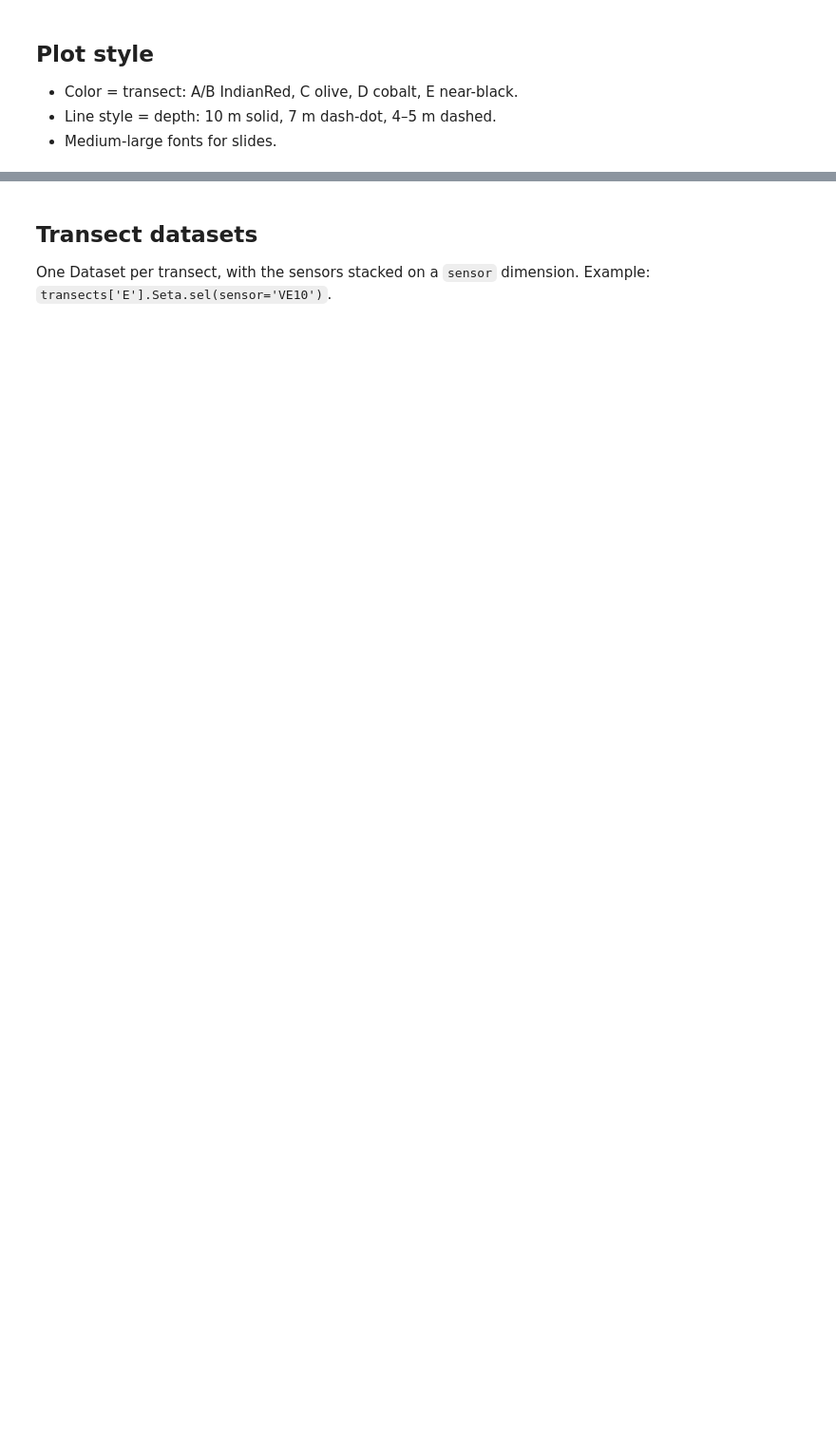
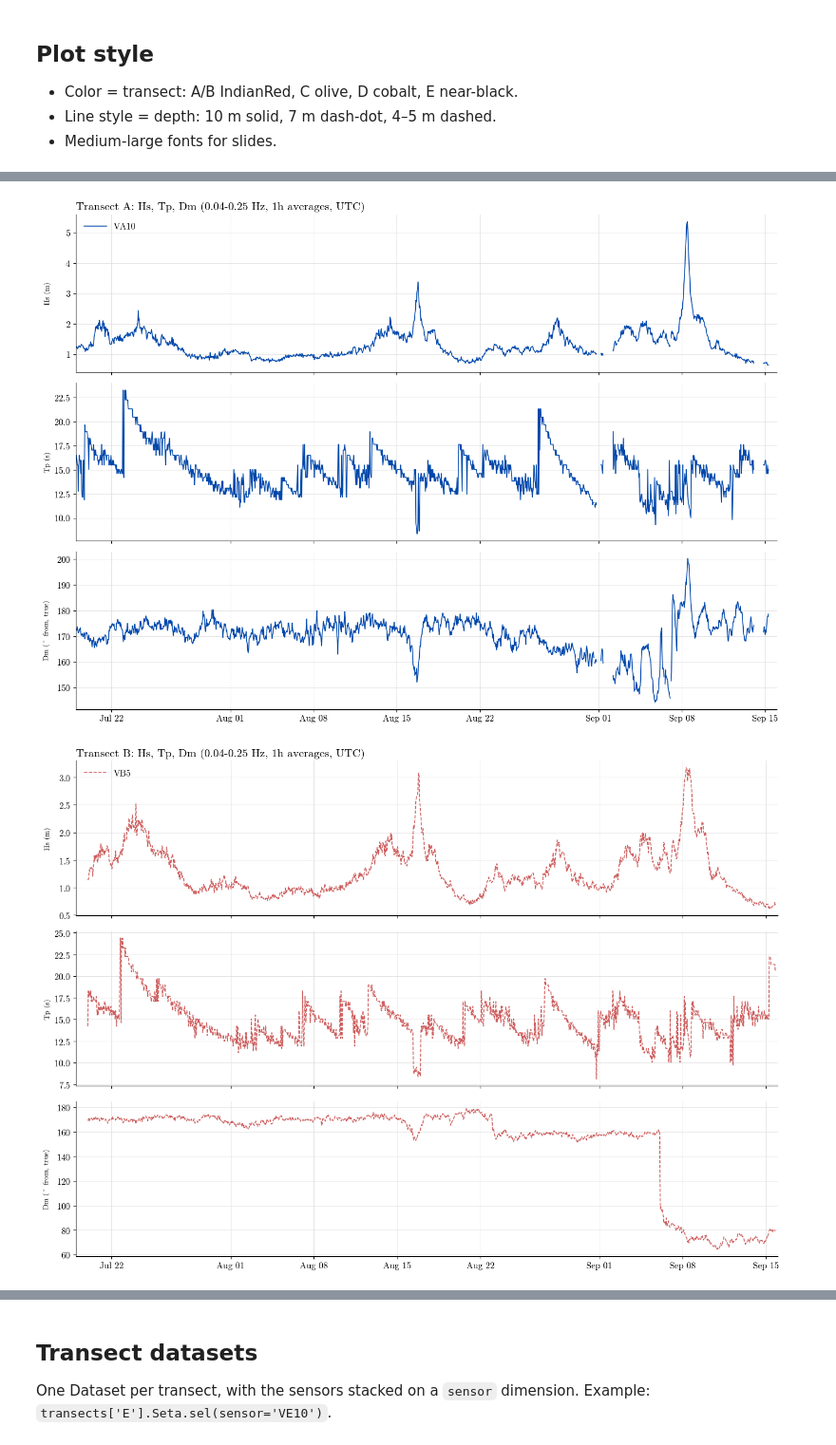
Before and after one commit to isidora-rojas/4EWA, a Jupyter notebook: processing/initial_figs.ipynb, the cells around one changed output, grey strips where cells are left out. Shown at 95% size. Drawn from its saved outputs; the diff is of its cells as text; code cells hidden in the pictures; blank space fills up the shorter version.

```diff
--- a/processing/initial_figs.ipynb
+++ b/processing/initial_figs.ipynb
@@ -236,0 +294,54 @@ for group, sensors in [('10 m', SENSORS_10M), ('5 m', SENSORS_5M)]:
+# %%
+# Hs, Tp, Dm by transect: one 3-panel figure per transect, one line per sensor on that transect
+
+# ============ INPUTS ============
+TRANSECTS = ['A', 'B', 'C', 'D', 'E']    # e.g. ['C', 'E']
+T_START, T_END = '2026-07-19', '2026-09-16'
+HS_YLIM   = None            # e.g. (0, 3); None = automatic
+TP_YLIM   = None            # e.g. (5, 25)
+DM_YLIM   = None            # e.g. (140, 220)
+SHOW_BUOY = False
+SAVE      = False
+# ================================
+
+# within one transect every sensor has the same transect color, so color by depth here instead
+DEPTH_COLOR = {'10': '#0047AB', '7': '#708238', '5': 'indianred', '4': 'indianred'}
+
+for T in TRANSECTS:
+    sensors = [S for S in spec if S[1] == T]           # sensors on this transect, deep -> shallow
+    fig, axs = plt.subplots(3, 1, figsize=(14, 10), sharex=True)
+
+    if SHOW_BUOY:
+        b = buoy[T_START:T_END]
+        axs[0].plot(b.index, b.Hs, color=BUOY_COLOR, lw=1, label='buoy (CDIP 238)')
+        axs[1].plot(b.index, b.Tp, '.', ms=3, color=BUOY_COLOR)
+        axs[2].plot(b.index, b.Dp, '.', ms=3, color=BUOY_COLOR)
+
+    for S in sensors:
+        d = spec[S].sel(time=slice(T_START, T_END))
+        color, ls = DEPTH_COLOR[S[2:]], DEPTH_LS[S[2:]]
+        axs[0].plot(d.time, d.Hs, color=color, ls=ls, label=S)
+        axs[1].plot(d.time, d.Tp, color=color, ls=ls)
+        axs[2].plot(d.time, d.Dm, color=color, ls=ls)
+
+    axs[0].set_ylabel('Hs (m)')
+    axs[1].set_ylabel('Tp (s)')
+    axs[2].set_ylabel(r'Dm ($^\circ$ from, true)')
+    axs[0].set_ylim(HS_YLIM)                                # None leaves the limits automatic
+    axs[1].set_ylim(TP_YLIM)
+    axs[2].set_ylim(DM_YLIM)
+    axs[0].legend(ncol=4, loc='upper left', handlelength=2.5)
+    axs[0].set_title(f'Transect {T}: Hs, Tp, Dm ({FMIN}-{FMAX} Hz, {AVG} averages, UTC)', loc='left')
+
+    axs[-1].set_xlim(pd.Timestamp(T_START), pd.Timestamp(T_END))
+    axs[-1].xaxis.set_major_formatter(mdates.DateFormatter('%b %d'))
+    for ax in axs:
+        ax.grid(True, lw=0.5, color='0.85')
+    fig.align_ylabels(axs)
+    fig.tight_layout()
+    if SAVE:
+        fig.savefig(f'{FIG_DIR}/bulk_transect{T}_{T_START}_{T_END}.png', dpi=200)
+    plt.show()
+# %% [output]
+[figure, added]
+[figure, added]
```
Also changed, not shown: parts of 15 cells of this notebook, 21 other files.
